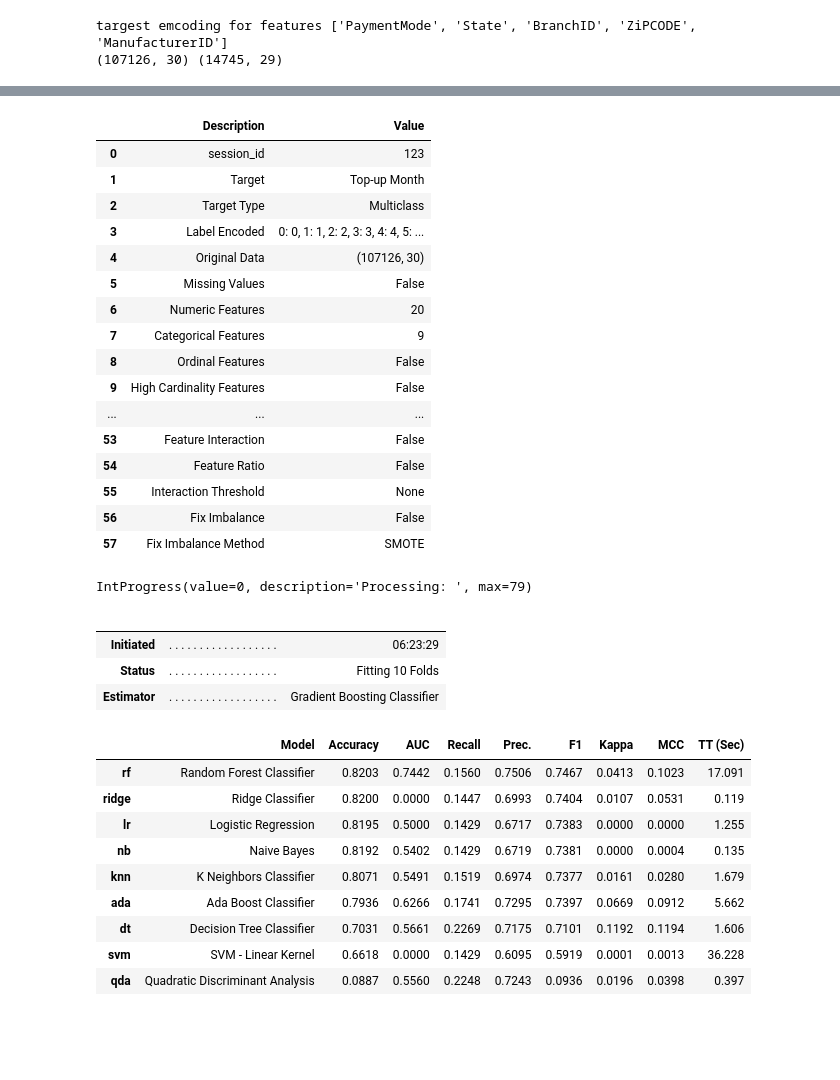
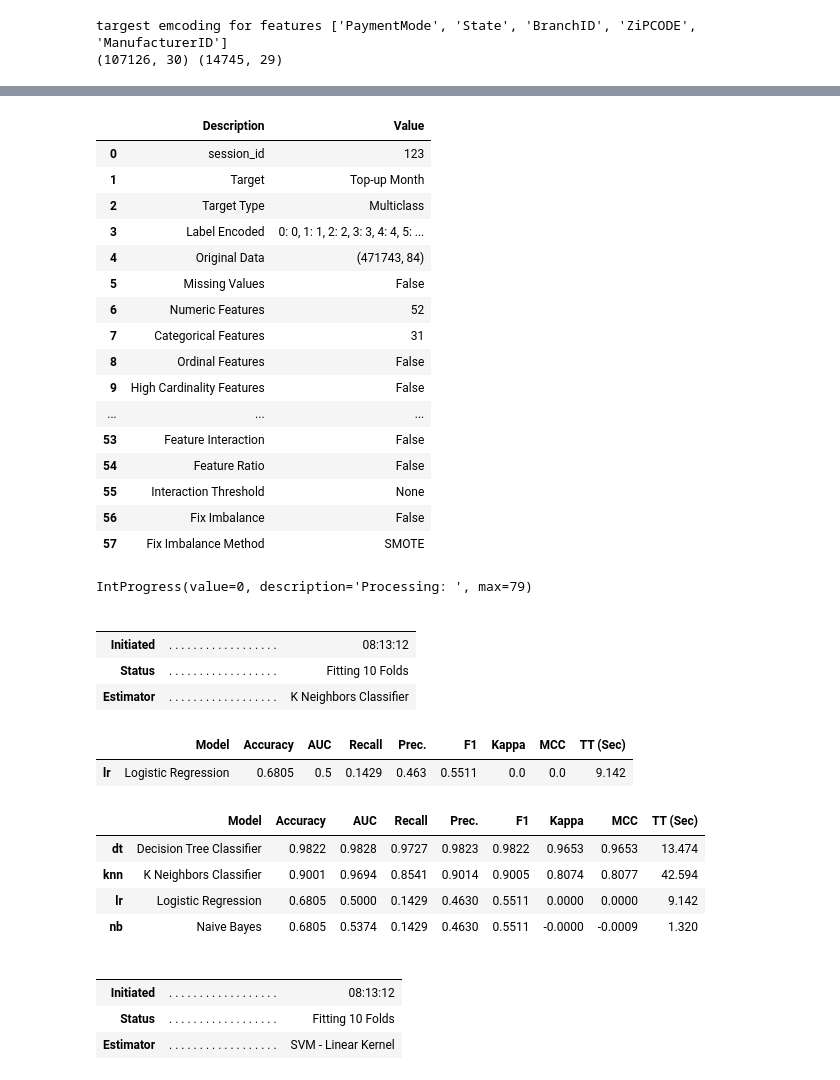
Before and after one commit to DataSenseiAryan/LTFSDSFinHack3, a Jupyter notebook: Copy_of_FeatureEngineering.ipynb, the cells around one changed output, grey strips where cells are left out. Cells and saved outputs as stored; diff of their text form; code cells hidden in the pictures; blank space fills up the shorter version.

```diff
--- a/Copy_of_FeatureEngineering.ipynb
+++ b/Copy_of_FeatureEngineering.ipynb
@@ -583,15 +534,15 @@ cols = ['Tenure', 'AssetID','SupplierID', 'AGE',  'AuthYear', 'AuthMonth','Matur
 # %%
-exp_clf102 = setup(data = f111, target ='Top-up Month', session_id=123 )
+pycaret = setup(data =final_df_train , target ='Top-up Month',session_id=123 )
 # %% [output]
 |  | Description | Value |
 | 0 | session_id | 123 |
 | 1 | Target | Top-up Month |
 | 2 | Target Type | Multiclass |
 | 3 | Label Encoded | 0: 0, 1: 1, 2: 2, 3: 3, 4: 4, 5: ... |
-| 4 | Original Data | (107126, 30) |
+| 4 | Original Data | (471743, 84) |
 | 5 | Missing Values | False |
-| 6 | Numeric Features | 20 |
-| 7 | Categorical Features | 9 |
+| 6 | Numeric Features | 52 |
+| 7 | Categorical Features | 31 |
 | 8 | Ordinal Features | False |
 | 9 | High Cardinality Features | False |
 | ... | ... | ... |
@@ -601,22 +552,24 @@ exp_clf102 = setup(data = f111, target ='Top-up Month', session_id=123 )
 | 56 | Fix Imbalance | False |
 | 57 | Fix Imbalance Method | SMOTE |
 # %%
-compare_models()
+compare_models(sort = 'F1')
 # %% [output]
 IntProgress(value=0, description='Processing: ', max=79)
 |  |  |  |
 |  |  |  |
-| Initiated | . . . . . . . . . . . . . . . . . . | 06:23:29 |
+| Initiated | . . . . . . . . . . . . . . . . . . | 08:13:12 |
 | Status | . . . . . . . . . . . . . . . . . . | Fitting 10 Folds |
-| Estimator | . . . . . . . . . . . . . . . . . . | Gradient Boosting Classifier |
+| Estimator | . . . . . . . . . . . . . . . . . . | K Neighbors Classifier |
 |  | Model | Accuracy | AUC | Recall | Prec. | F1 | Kappa | MCC | TT (Sec) |
-| rf | Random Forest Classifier | 0.8203 | 0.7442 | 0.1560 | 0.7506 | 0.7467 | 0.0413 | 0.1023 | 17.091 |
-| ridge | Ridge Classifier | 0.8200 | 0.0000 | 0.1447 | 0.6993 | 0.7404 | 0.0107 | 0.0531 | 0.119 |
-| lr | Logistic Regression | 0.8195 | 0.5000 | 0.1429 | 0.6717 | 0.7383 | 0.0000 | 0.0000 | 1.255 |
-| nb | Naive Bayes | 0.8192 | 0.5402 | 0.1429 | 0.6719 | 0.7381 | 0.0000 | 0.0004 | 0.135 |
-| knn | K Neighbors Classifier | 0.8071 | 0.5491 | 0.1519 | 0.6974 | 0.7377 | 0.0161 | 0.0280 | 1.679 |
-| ada | Ada Boost Classifier | 0.7936 | 0.6266 | 0.1741 | 0.7295 | 0.7397 | 0.0669 | 0.0912 | 5.662 |
-| dt | Decision Tree Classifier | 0.7031 | 0.5661 | 0.2269 | 0.7175 | 0.7101 | 0.1192 | 0.1194 | 1.606 |
-| svm | SVM - Linear Kernel | 0.6618 | 0.0000 | 0.1429 | 0.6095 | 0.5919 | 0.0001 | 0.0013 | 36.228 |
-| qda | Quadratic Discriminant Analysis | 0.0887 | 0.5560 | 0.2248 | 0.7243 | 0.0936 | 0.0196 | 0.0398 | 0.397 |
+| lr | Logistic Regression | 0.6805 | 0.5 | 0.1429 | 0.463 | 0.5511 | 0.0 | 0.0 | 9.142 |
+|  | Model | Accuracy | AUC | Recall | Prec. | F1 | Kappa | MCC | TT (Sec) |
+| dt | Decision Tree Classifier | 0.9822 | 0.9828 | 0.9727 | 0.9823 | 0.9822 | 0.9653 | 0.9653 | 13.474 |
+| knn | K Neighbors Classifier | 0.9001 | 0.9694 | 0.8541 | 0.9014 | 0.9005 | 0.8074 | 0.8077 | 42.594 |
+| lr | Logistic Regression | 0.6805 | 0.5000 | 0.1429 | 0.4630 | 0.5511 | 0.0000 | 0.0000 | 9.142 |
+| nb | Naive Bayes | 0.6805 | 0.5374 | 0.1429 | 0.4630 | 0.5511 | -0.0000 | -0.0009 | 1.320 |
+|  |  |  |
+|  |  |  |
+| Initiated | . . . . . . . . . . . . . . . . . . | 08:13:12 |
+| Status | . . . . . . . . . . . . . . . . . . | Fitting 10 Folds |
+| Estimator | . . . . . . . . . . . . . . . . . . | SVM - Linear Kernel |
 # %%
```
Also changed, not shown: parts of 42 cells of this notebook.
